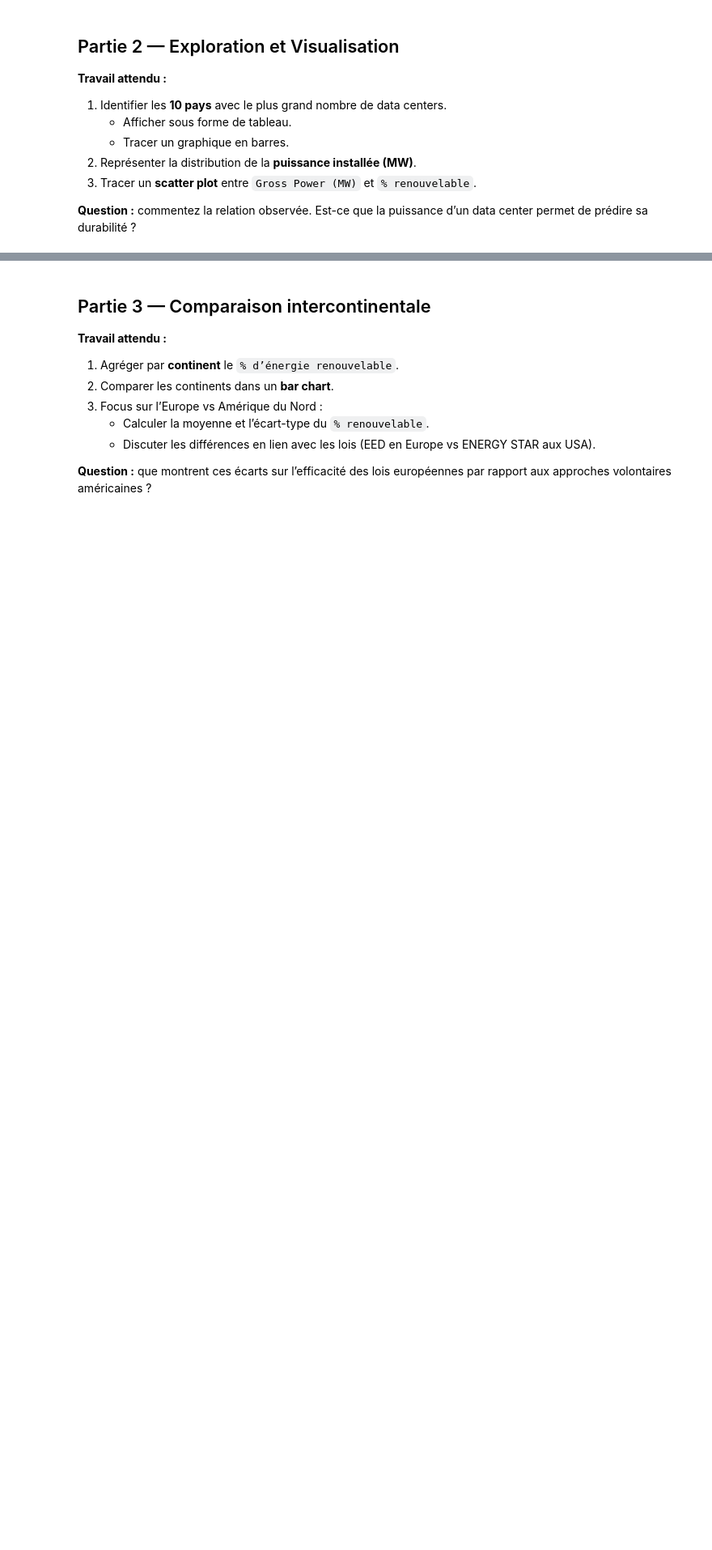
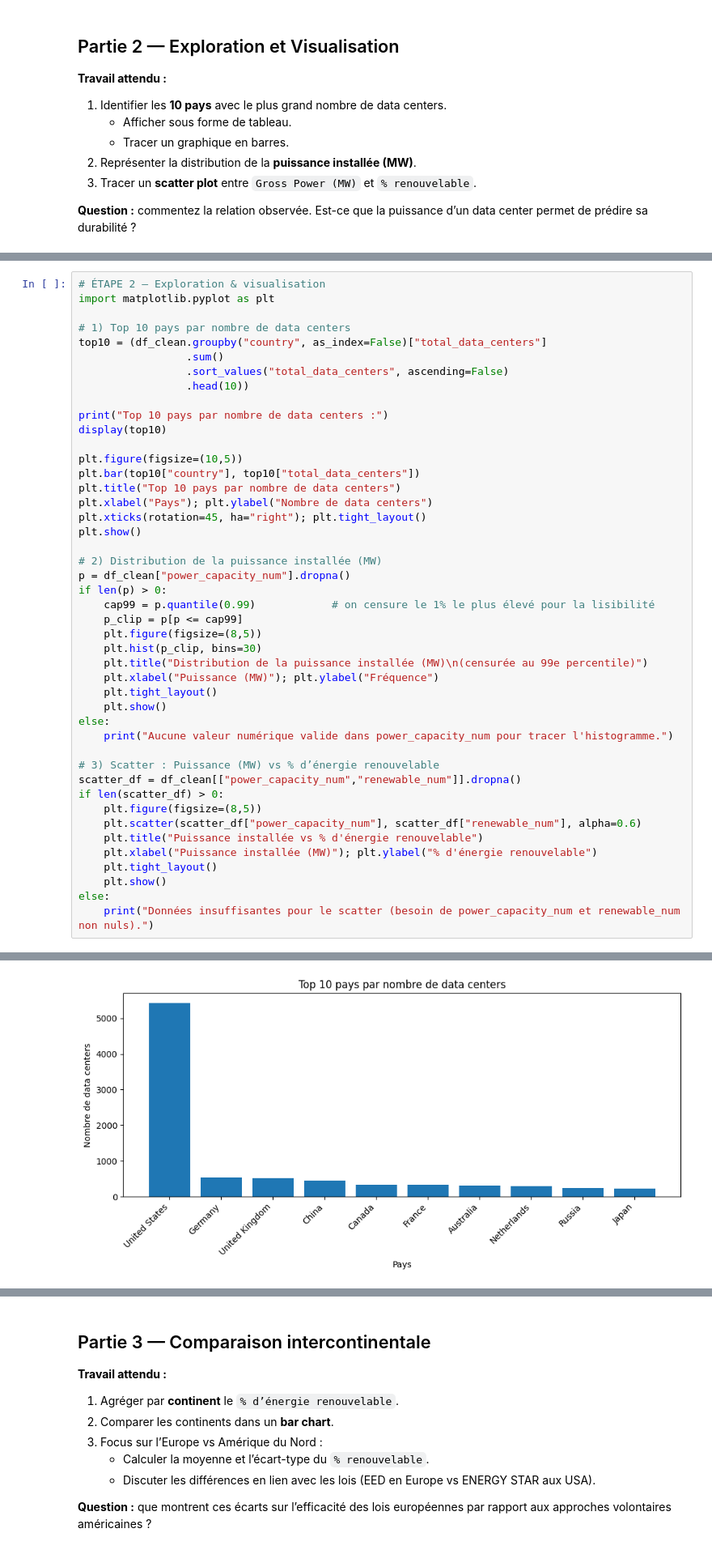
Before and after one commit to Mr10Wick/tp-data-centers, a Jupyter notebook: TP_student.ipynb, the cells around one changed output, grey strips where cells are left out. Shown at 81% size. Drawn from its saved outputs; the diff is of its cells as text; blank space fills up the shorter version.

```diff
--- a/TP_student.ipynb
+++ b/TP_student.ipynb
@@ -121,0 +137,46 @@ Name: total_data_centers, dtype: int64
+# %%
+# ÉTAPE 2 — Exploration & visualisation
+import matplotlib.pyplot as plt
+
+# 1) Top 10 pays par nombre de data centers
+top10 = (df_clean.groupby("country", as_index=False)["total_data_centers"]
+                 .sum()
+                 .sort_values("total_data_centers", ascending=False)
+                 .head(10))
+
+print("Top 10 pays par nombre de data centers :")
+display(top10)
+
+plt.figure(figsize=(10,5))
+plt.bar(top10["country"], top10["total_data_centers"])
+plt.title("Top 10 pays par nombre de data centers")
+plt.xlabel("Pays"); plt.ylabel("Nombre de data centers")
+plt.xticks(rotation=45, ha="right"); plt.tight_layout()
+plt.show()
+
+# 2) Distribution de la puissance installée (MW)
+p = df_clean["power_capacity_num"].dropna()
+if len(p) > 0:
+    cap99 = p.quantile(0.99)            # on censure le 1% le plus élevé pour la lisibilité
+    p_clip = p[p <= cap99]
+    plt.figure(figsize=(8,5))
+    plt.hist(p_clip, bins=30)
+    plt.title("Distribution de la puissance installée (MW)\n(censurée au 99e percentile)")
+    plt.xlabel("Puissance (MW)"); plt.ylabel("Fréquence")
+    plt.tight_layout()
+    plt.show()
+else:
+    print("Aucune valeur numérique valide dans power_capacity_num pour tracer l'histogramme.")
+
+# 3) Scatter : Puissance (MW) vs % d’énergie renouvelable
+scatter_df = df_clean[["power_capacity_num","renewable_num"]].dropna()
+if len(scatter_df) > 0:
+    plt.figure(figsize=(8,5))
+    plt.scatter(scatter_df["power_capacity_num"], scatter_df["renewable_num"], alpha=0.6)
+    plt.title("Puissance installée vs % d'énergie renouvelable")
+    plt.xlabel("Puissance installée (MW)"); plt.ylabel("% d'énergie renouvelable")
+    plt.tight_layout()
+    plt.show()
+else:
+    print("Données insuffisantes pour le scatter (besoin de power_capacity_num et renewable_num non nuls).")
+# %% [output]
@@ -121,0 +195 @@ Name: total_data_centers, dtype: int64
+[figure, added]
```
Also changed, not shown: parts of 6 cells of this notebook, 1 other file.
